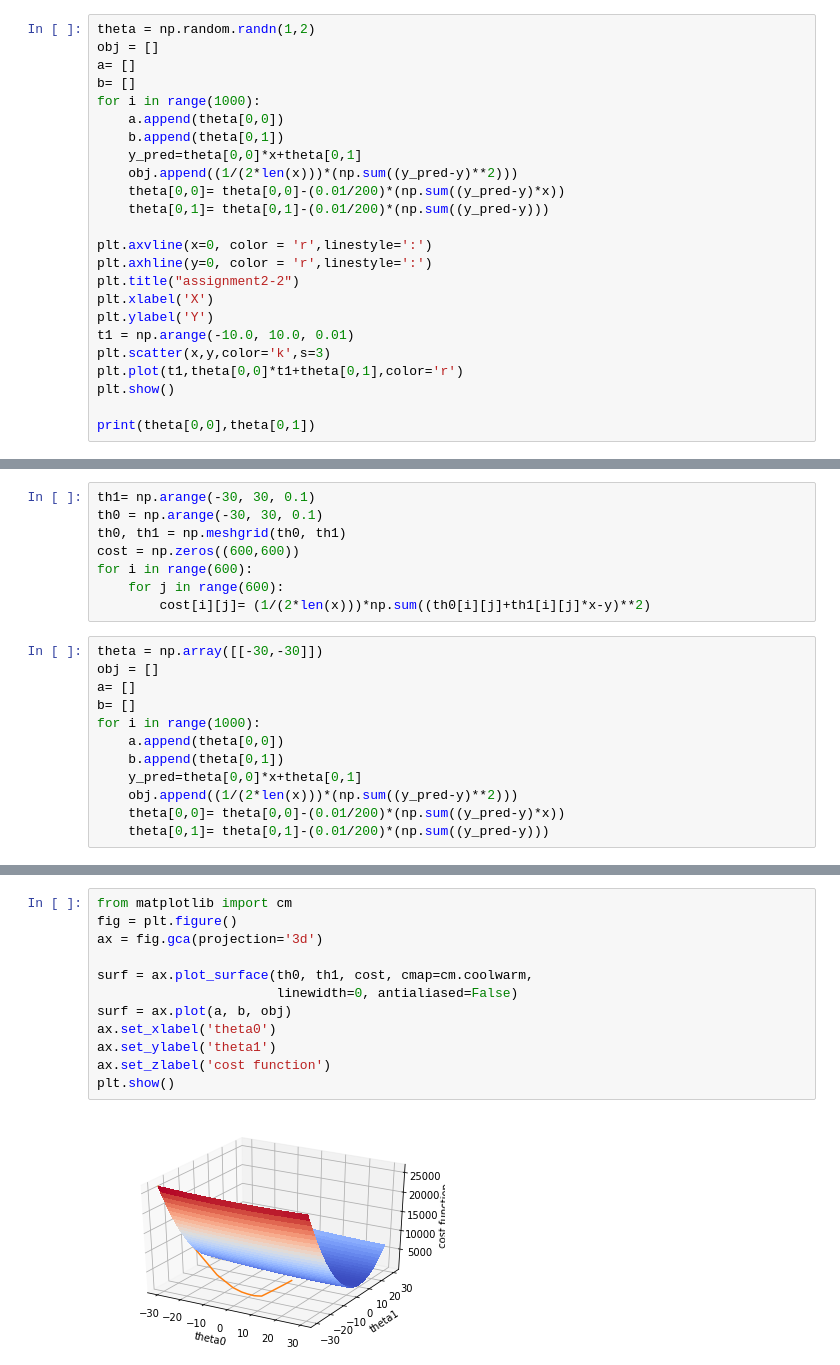
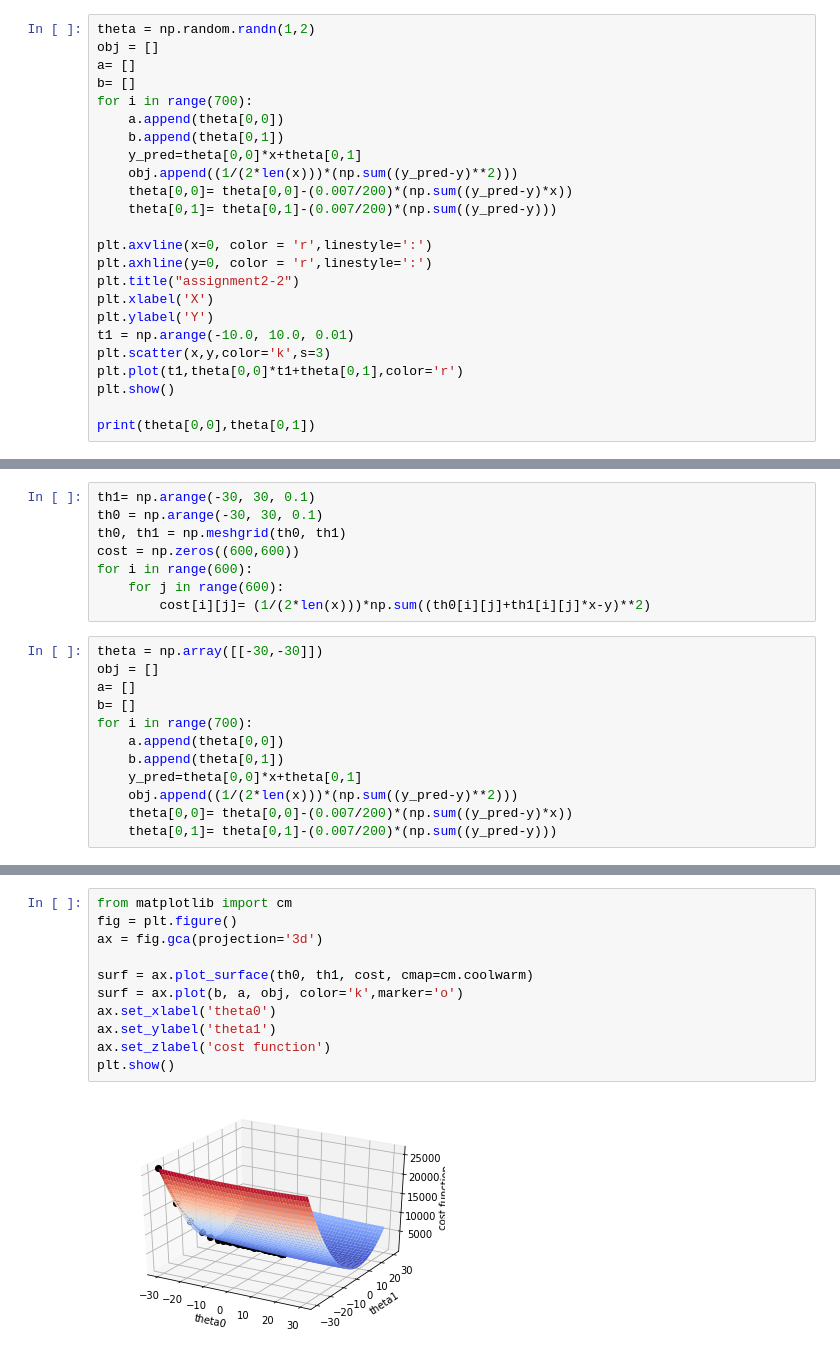
Before and after one commit to ChanWoongJeon/machinelearning, a Jupyter notebook: assignment3.ipynb, the cells around one changed output, grey strips where cells are left out. Saved outputs shown, nothing was run; the diff lists cells and outputs as text.

Commit message:
assignment3[Plot the gradient descent path on the energy surface]

```diff
--- a/assignment3.ipynb
+++ b/assignment3.ipynb
@@ -20,13 +20,13 @@ theta = np.random.randn(1,2)
 obj = []
 a= []
 b= []
-for i in range(1000):
+for i in range(700):
     a.append(theta[0,0])
     b.append(theta[0,1])
     y_pred=theta[0,0]*x+theta[0,1]
     obj.append((1/(2*len(x)))*(np.sum((y_pred-y)**2)))
-    theta[0,0]= theta[0,0]-(0.01/200)*(np.sum((y_pred-y)*x))
-    theta[0,1]= theta[0,1]-(0.01/200)*(np.sum((y_pred-y)))
+    theta[0,0]= theta[0,0]-(0.007/200)*(np.sum((y_pred-y)*x))
+    theta[0,1]= theta[0,1]-(0.007/200)*(np.sum((y_pred-y)))
 
 plt.axvline(x=0, color = 'r',linestyle=':')
 plt.axhline(y=0, color = 'r',linestyle=':')
@@ -111,10 +109,10 @@ theta = np.array([[-30,-30]])
 obj = []
 a= []
 b= []
-for i in range(1000):
+for i in range(700):
     a.append(theta[0,0])
     b.append(theta[0,1])
     y_pred=theta[0,0]*x+theta[0,1]
     obj.append((1/(2*len(x)))*(np.sum((y_pred-y)**2)))
-    theta[0,0]= theta[0,0]-(0.01/200)*(np.sum((y_pred-y)*x))
-    theta[0,1]= theta[0,1]-(0.01/200)*(np.sum((y_pred-y)))
+    theta[0,0]= theta[0,0]-(0.007/200)*(np.sum((y_pred-y)*x))
+    theta[0,1]= theta[0,1]-(0.007/200)*(np.sum((y_pred-y)))
@@ -121,14 +127,13 @@ for i in range(1000):
 # %%
 from matplotlib import cm
 fig = plt.figure()
 ax = fig.gca(projection='3d')
 
-surf = ax.plot_surface(th0, th1, cost, cmap=cm.coolwarm,
-                       linewidth=0, antialiased=False)
-surf = ax.plot(a, b, obj)
+surf = ax.plot_surface(th0, th1, cost, cmap=cm.coolwarm)
+surf = ax.plot(b, a, obj, color='k',marker='o')
 ax.set_xlabel('theta0')
 ax.set_ylabel('theta1')
 ax.set_zlabel('cost function')
 plt.show()
 # %% [output]
-[figure, old version]
+[figure, new version]
```
Also changed, not shown: parts of 8 cells of this notebook.
